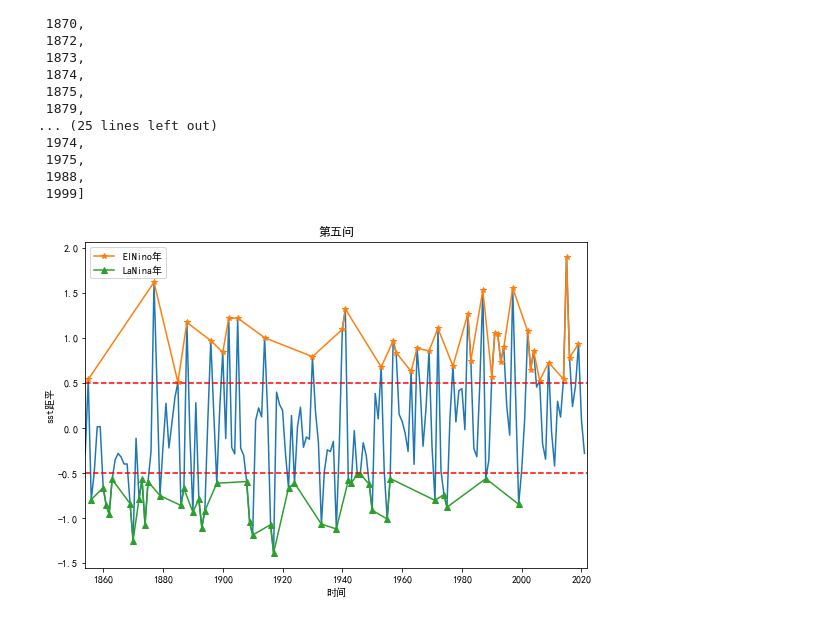
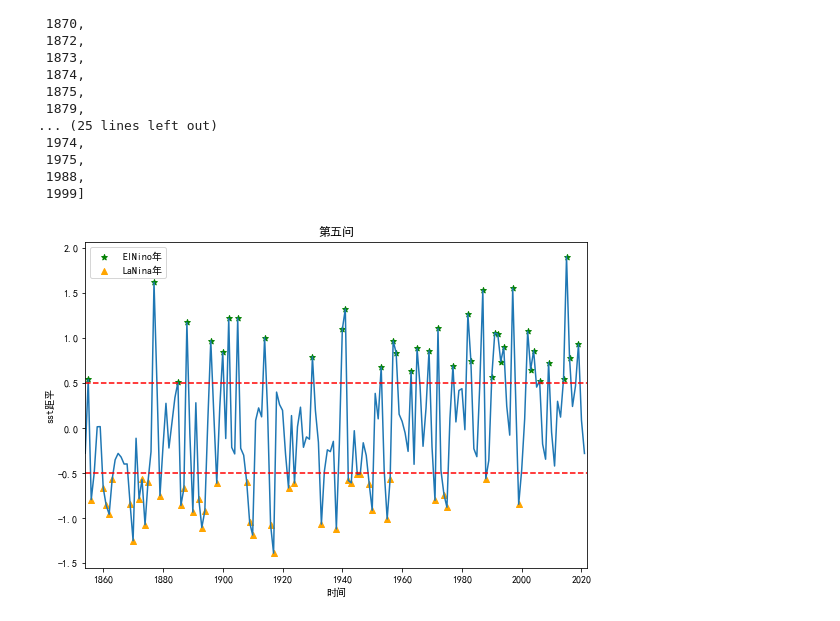
Before and after one commit to linbuer233/MyPythonPractice, a Jupyter notebook: python作业/Pythonhomework11.ipynb, the cells around one changed output. Drawn from its saved outputs; the diff is of its cells as text; code cells hidden in the pictures.

```diff
--- a/python作业/Pythonhomework11.ipynb
+++ b/python作业/Pythonhomework11.ipynb
@@ -285,18 +285,18 @@ def jiao(list1,list2):
 # %%
 sel=jiao(boollist(years,ElNino),boollist(years,LaNina))
 fig=plt.figure(figsize=(9,6))
 ax=fig.subplots(1,1)
 ax.plot(years,sstjupingyear)
-ax.plot(years[boollist(years,ElNino)],sstjupingyear[boollist(years,ElNino)],marker="*",label='ElNino年')
-ax.plot(years[boollist(years,LaNina)],sstjupingyear[boollist(years,LaNina)],marker="^",label='LaNina年')
+ax.scatter(years[boollist(years,ElNino)],sstjupingyear[boollist(years,ElNino)],color='green',marker="*",label='ElNino年')
+ax.scatter(years[boollist(years,LaNina)],sstjupingyear[boollist(years,LaNina)],color='orange',marker="^",label='LaNina年')
 ax.axhline(y=0.5,color="red",linestyle="--")
 ax.axhline(y=-0.5,color="red",linestyle="--")
 ax.set_xlim(1854,2022)
 ax.set_xlabel('时间')
 ax.set_ylabel('sst距平')
 ax.set_title('第五问')
 plt.legend()
 # 保存图片
 plt.savefig('../../picture/pythonhome/11/qu4.png')
 # %% [output]
-[figure, old version]
+[figure, new version]
```
